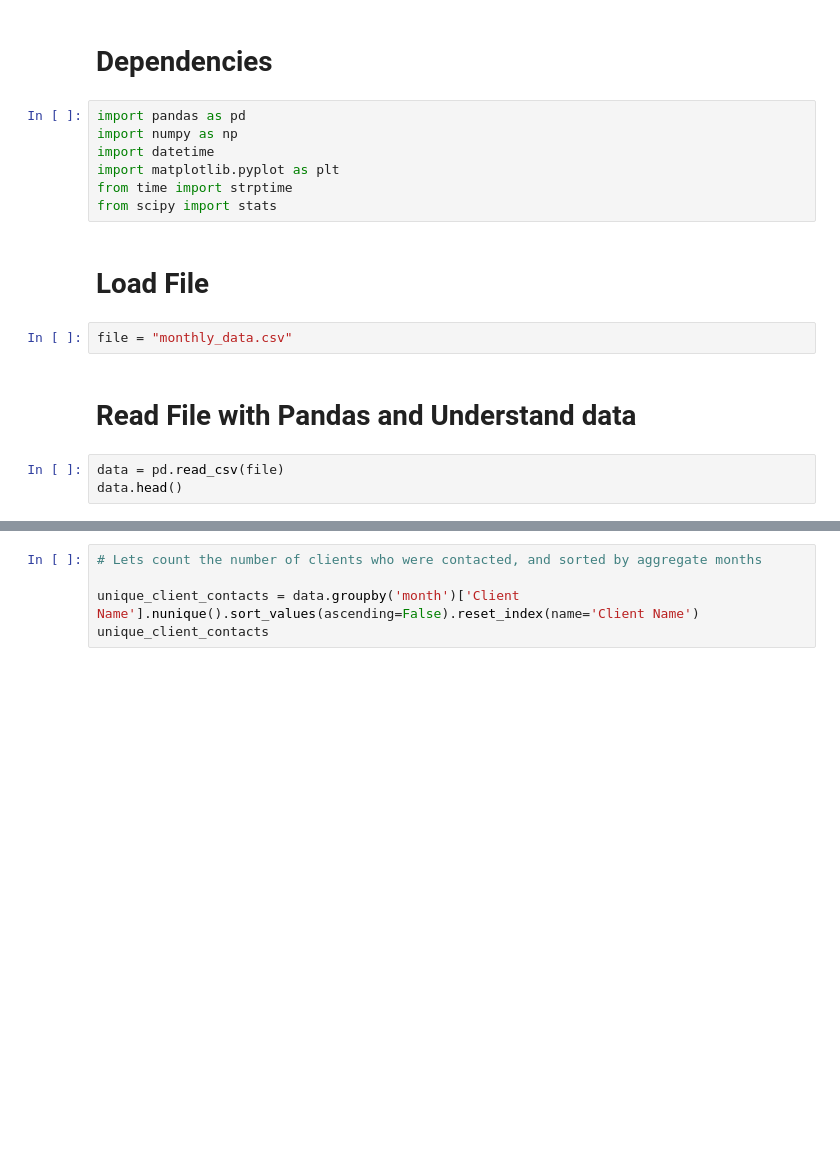
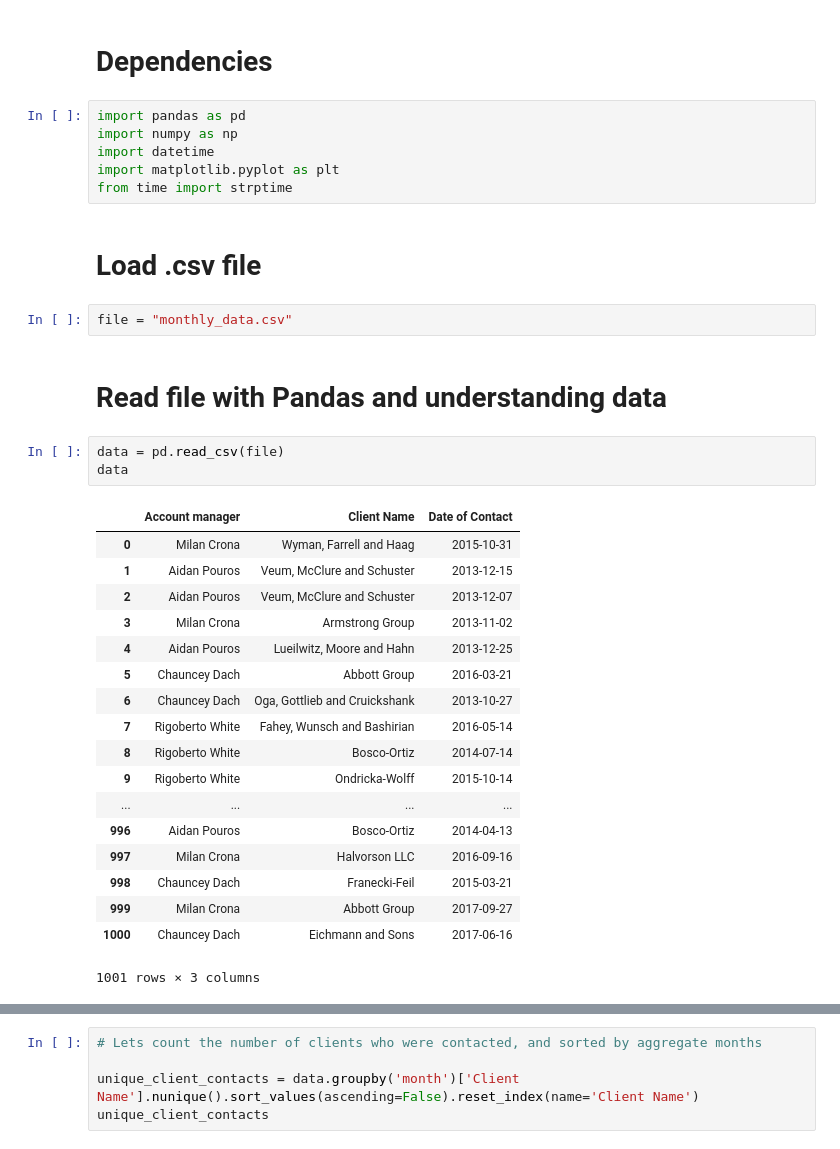
Before and after one commit to robertspeta/launch_month, a Jupyter notebook: contacts_analysis.ipynb, the cells around one changed output, grey strips where cells are left out. Saved outputs shown, nothing was run; the diff lists cells and outputs as text; blank space fills up the shorter version.

```diff
--- a/contacts_analysis.ipynb
+++ b/contacts_analysis.ipynb
@@ -6,15 +6,33 @@ import numpy as np
 import datetime
 import matplotlib.pyplot as plt
 from time import strptime
-from scipy import stats
 # %% [markdown]
-# Load File
+# Load .csv file
 # %%
 file = "monthly_data.csv"
 # %% [markdown]
-# Read File with Pandas and Understand data
+# Read file with Pandas and understanding data
 # %%
 data = pd.read_csv(file)
-data.head()
+data
+# %% [output]
+|  | Account manager | Client Name | Date of Contact |
+| 0 | Milan Crona | Wyman, Farrell and Haag | 2015-10-31 |
+| 1 | Aidan Pouros | Veum, McClure and Schuster | 2013-12-15 |
+| 2 | Aidan Pouros | Veum, McClure and Schuster | 2013-12-07 |
+| 3 | Milan Crona | Armstrong Group | 2013-11-02 |
+| 4 | Aidan Pouros | Lueilwitz, Moore and Hahn | 2013-12-25 |
+| 5 | Chauncey Dach | Abbott Group | 2016-03-21 |
+| 6 | Chauncey Dach | Oga, Gottlieb and Cruickshank | 2013-10-27 |
+| 7 | Rigoberto White | Fahey, Wunsch and Bashirian | 2016-05-14 |
+| 8 | Rigoberto White | Bosco-Ortiz | 2014-07-14 |
+| 9 | Rigoberto White | Ondricka-Wolff | 2015-10-14 |
+| ... | ... | ... | ... |
+| 996 | Aidan Pouros | Bosco-Ortiz | 2014-04-13 |
+| 997 | Milan Crona | Halvorson LLC | 2016-09-16 |
+| 998 | Chauncey Dach | Franecki-Feil | 2015-03-21 |
+| 999 | Milan Crona | Abbott Group | 2017-09-27 |
+| 1000 | Chauncey Dach | Eichmann and Sons | 2017-06-16 |
+1001 rows × 3 columns
 # %%
 data.shape
```
Also changed, not shown: parts of 25 cells of this notebook.
